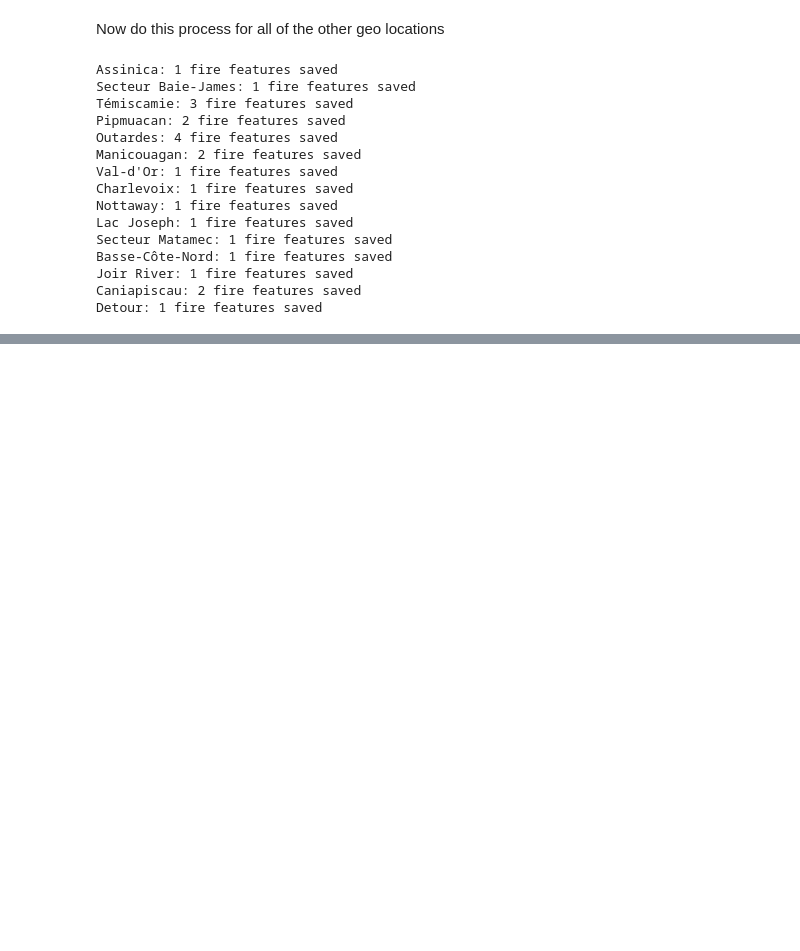
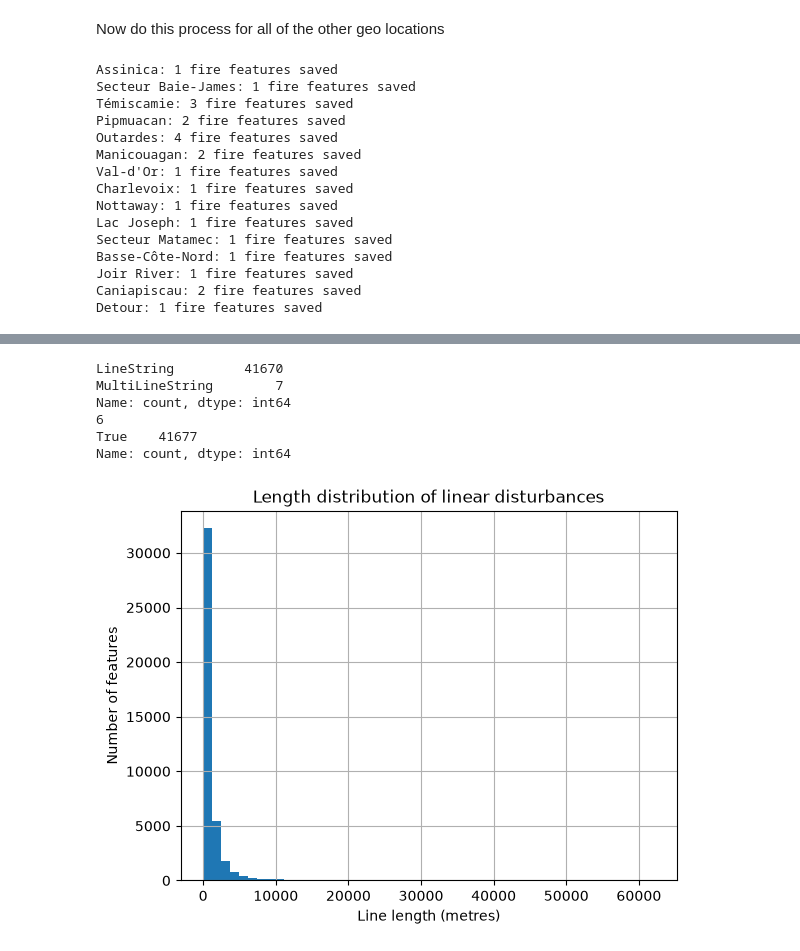
Before and after one commit to kaitrodney-png/geog464-Final-Project-stage-1-, a Jupyter notebook: version2/notebooks/mvp_pipeline copy 3.ipynb, the cells around one changed output, grey strips where cells are left out. Saved outputs shown, nothing was run; the diff lists cells and outputs as text; code cells hidden in the pictures; blank space fills up the shorter version.

```diff
--- a/version2/notebooks/mvp_pipeline copy 3.ipynb
+++ b/version2/notebooks/mvp_pipeline copy 3.ipynb
@@ -1235,3 +1239,14 @@ Basse-Côte-Nord: 1 fire features saved
 Joir River: 1 fire features saved
 Caniapiscau: 2 fire features saved
 Detour: 1 fire features saved
+# %%
+import geopandas as gpd
+
+linear = gpd.read_file(
+    "/Users/kaitlynnrodney/Desktop/GEOG464/geog464-Final-Project-stage-1-/version2/Data/Cleaned/Caribou_Lin_Dis_Combined.geojson "
+)
+
+linear_projected = linear.to_crs(forestier.crs)
+
+print("Linear CRS:", linear_projected.crs)
+print("Population CRS:", forestier.crs)
@@ -1237,0 +1301,24 @@ Detour: 1 fire features saved
+# %%
+print(linear_projected.geom_type.value_counts())
+
+print(linear_projected.geometry.is_empty.sum())
+
+print(linear_projected.geometry.is_valid.value_counts())
+# %% [output]
+LineString         41670
+MultiLineString        7
+Name: count, dtype: int64
+6
+True    41677
+Name: count, dtype: int64
+# %%
+import matplotlib.pyplot as plt
+
+linear_projected.geometry.length.hist(bins=50)
+
+plt.xlabel("Line length (metres)")
+plt.ylabel("Number of features")
+plt.title("Length distribution of linear disturbances")
+plt.show()
+# %% [output]
+[figure, added]
```
Also changed, not shown: parts of 4 cells of this notebook, 1 other file.
